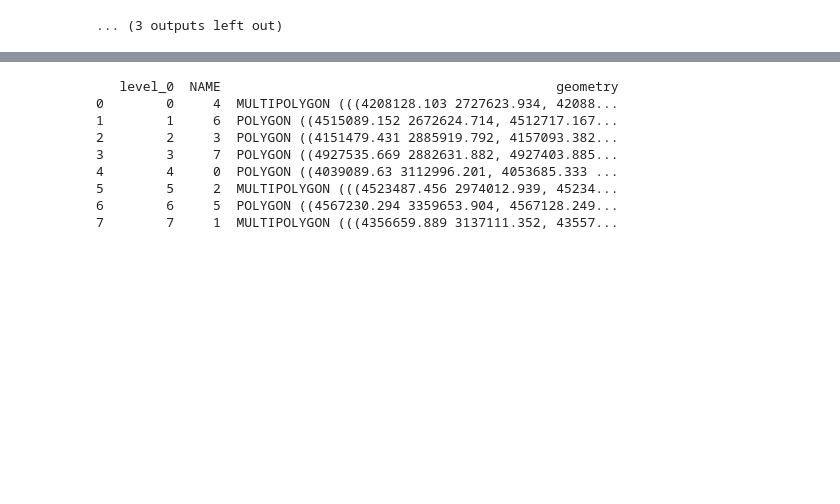
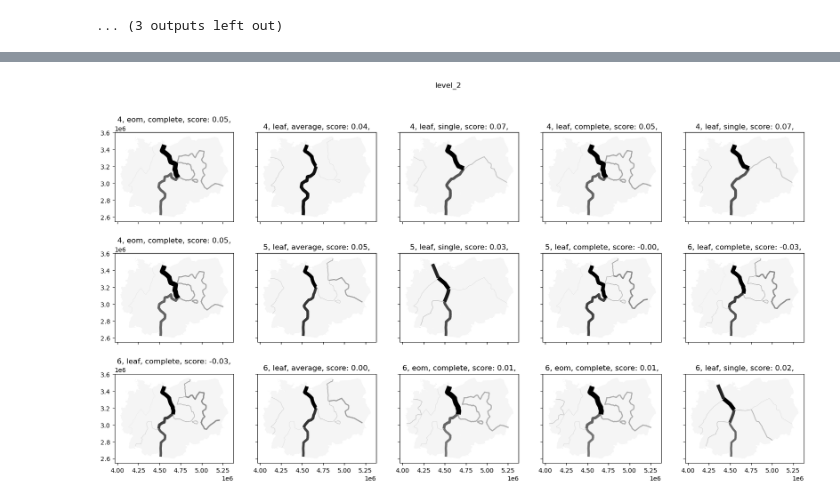
Before and after one commit to uscuni/boundaries_of_change, a Jupyter notebook: code/04_clustering.ipynb, the cells around one changed output, grey strips where cells are left out. Drawn from its saved outputs; the diff is of its cells as text; code cells hidden in the pictures; blank space fills up the shorter version.

```diff
--- a/code/04_clustering.ipynb
+++ b/code/04_clustering.ipynb
@@ -661,12 +671,4 @@ generate_boundary_diagram(results_of_interest)
-# %%
-print(optimal_boundaries)
-# %% [output]
-   level_0  NAME                                           geometry
-0        0     4  MULTIPOLYGON (((4208128.103 2727623.934, 42088...
-1        1     6  POLYGON ((4515089.152 2672624.714, 4512717.167...
-2        2     3  POLYGON ((4151479.431 2885919.792, 4157093.382...
-3        3     7  POLYGON ((4927535.669 2882631.882, 4927403.885...
-4        4     0  POLYGON ((4039089.63 3112996.201, 4053685.333 ...
-5        5     2  MULTIPOLYGON (((4523487.456 2974012.939, 45234...
-6        6     5  POLYGON ((4567230.294 3359653.904, 4567128.249...
-7        7     1  MULTIPOLYGON (((4356659.889 3137111.352, 43557...
+# %%
+generate_boundary_diagrams_for_clusters(results_of_interest, "level_2")
+# %% [output]
+[figure, added]
```
Also changed, not shown: parts of 11 cells of this notebook.
